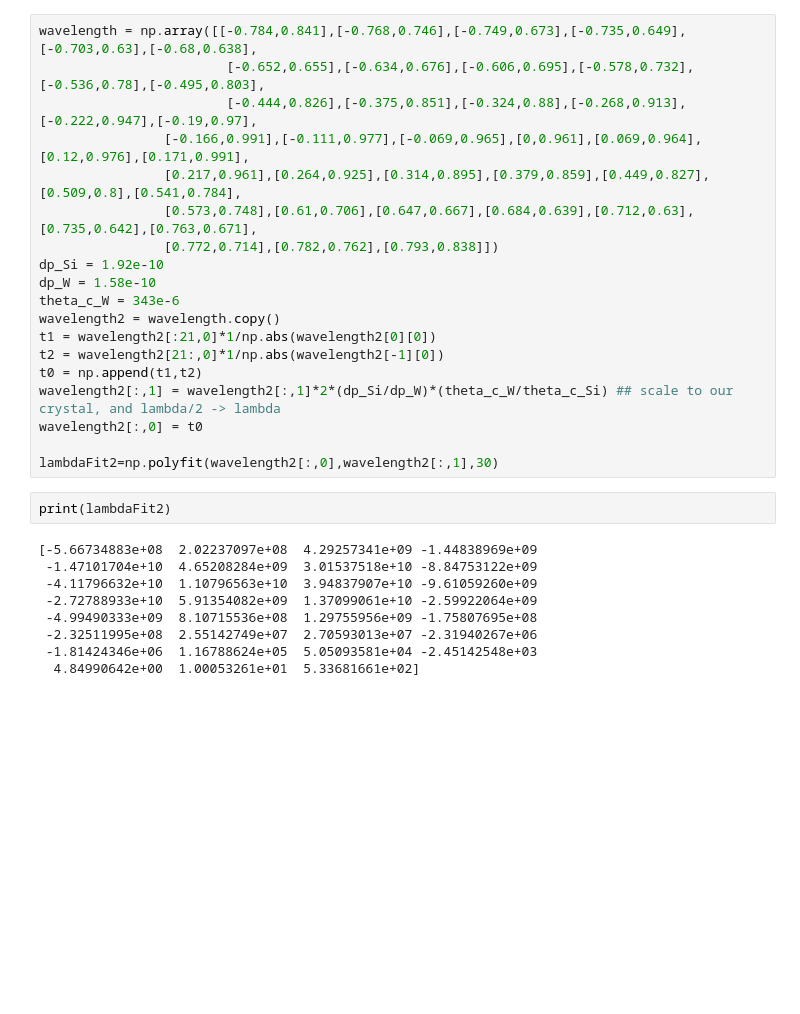
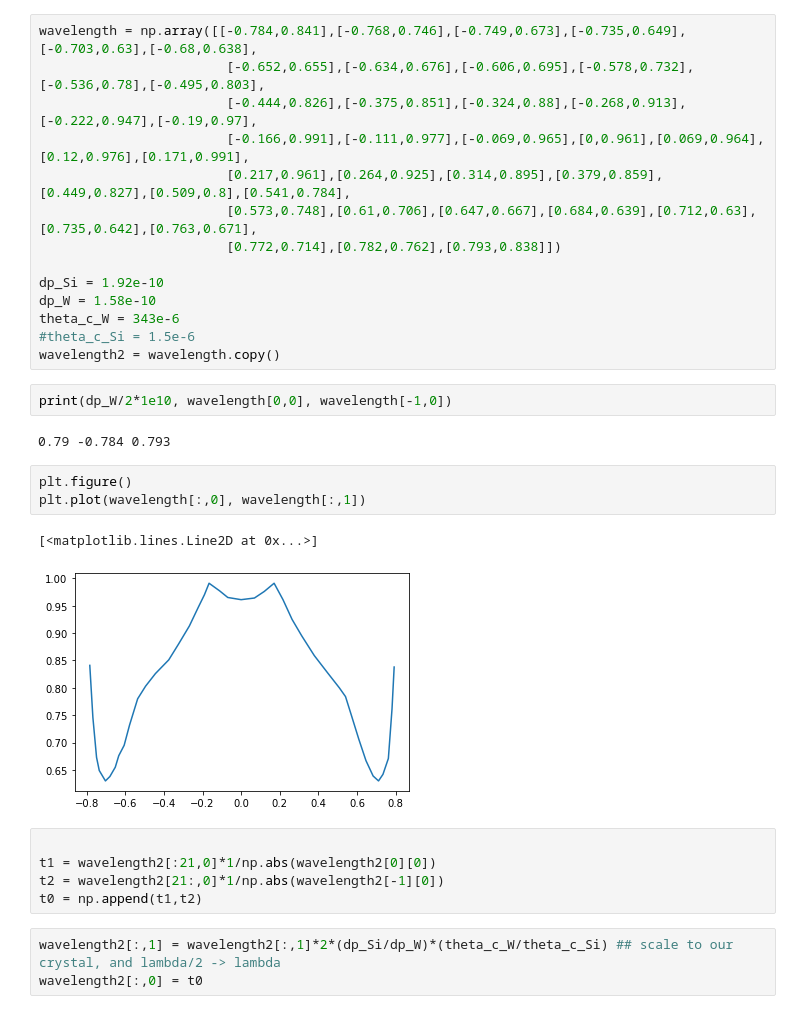
Before and after one commit to chiaramaccani/two_cryst_sim, a Jupyter notebook: Bjorn_chann.ipynb, the cells around one changed output. Cells and saved outputs as stored; diff of their text form; blank space fills up the shorter version.

```diff
--- a/Bjorn_chann.ipynb
+++ b/Bjorn_chann.ipynb
@@ -60,29 +110,31 @@ np.sqrt(2 * 21.34 / (6.8e12)) * (1 - 15.3 / 40)
 wavelength = np.array([[-0.784,0.841],[-0.768,0.746],[-0.749,0.673],[-0.735,0.649],[-0.703,0.63],[-0.68,0.638],
                         [-0.652,0.655],[-0.634,0.676],[-0.606,0.695],[-0.578,0.732],[-0.536,0.78],[-0.495,0.803],
                         [-0.444,0.826],[-0.375,0.851],[-0.324,0.88],[-0.268,0.913],[-0.222,0.947],[-0.19,0.97],
-                [-0.166,0.991],[-0.111,0.977],[-0.069,0.965],[0,0.961],[0.069,0.964],[0.12,0.976],[0.171,0.991],
-                [0.217,0.961],[0.264,0.925],[0.314,0.895],[0.379,0.859],[0.449,0.827],[0.509,0.8],[0.541,0.784],
-                [0.573,0.748],[0.61,0.706],[0.647,0.667],[0.684,0.639],[0.712,0.63],[0.735,0.642],[0.763,0.671],
-                [0.772,0.714],[0.782,0.762],[0.793,0.838]])
+                        [-0.166,0.991],[-0.111,0.977],[-0.069,0.965],[0,0.961],[0.069,0.964],[0.12,0.976],[0.171,0.991],
+                        [0.217,0.961],[0.264,0.925],[0.314,0.895],[0.379,0.859],[0.449,0.827],[0.509,0.8],[0.541,0.784],
+                        [0.573,0.748],[0.61,0.706],[0.647,0.667],[0.684,0.639],[0.712,0.63],[0.735,0.642],[0.763,0.671],
+                        [0.772,0.714],[0.782,0.762],[0.793,0.838]])
+
 dp_Si = 1.92e-10
 dp_W = 1.58e-10
 theta_c_W = 343e-6
+#theta_c_Si = 1.5e-6
 wavelength2 = wavelength.copy()
-t1 = wavelength2[:21,0]*1/np.abs(wavelength2[0][0])
-t2 = wavelength2[21:,0]*1/np.abs(wavelength2[-1][0])
-t0 = np.append(t1,t2)
-wavelength2[:,1] = wavelength2[:,1]*2*(dp_Si/dp_W)*(theta_c_W/theta_c_Si) ## scale to our crystal, and lambda/2 -> lambda
-wavelength2[:,0] = t0
-
-lambdaFit2=np.polyfit(wavelength2[:,0],wavelength2[:,1],30)
-# %%
-print(lambdaFit2)
-# %% [output]
-[-5.66734883e+08  2.02237097e+08  4.29257341e+09 -1.44838969e+09
- -1.47101704e+10  4.65208284e+09  3.01537518e+10 -8.84753122e+09
- -4.11796632e+10  1.10796563e+10  3.94837907e+10 -9.61059260e+09
- -2.72788933e+10  5.91354082e+09  1.37099061e+10 -2.59922064e+09
- -4.99490333e+09  8.10715536e+08  1.29755956e+09 -1.75807695e+08
- -2.32511995e+08  2.55142749e+07  2.70593013e+07 -2.31940267e+06
- -1.81424346e+06  1.16788624e+05  5.05093581e+04 -2.45142548e+03
-  4.84990642e+00  1.00053261e+01  5.33681661e+02]
+# %%
+print(dp_W/2*1e10, wavelength[0,0], wavelength[-1,0])
+# %% [output]
+0.79 -0.784 0.793
+# %%
+plt.figure()
+plt.plot(wavelength[:,0], wavelength[:,1])
+# %% [output]
+[<matplotlib.lines.Line2D at 0x...>]
+[figure, added]
+# %%
+
+t1 = wavelength2[:21,0]*1/np.abs(wavelength2[0][0])
+t2 = wavelength2[21:,0]*1/np.abs(wavelength2[-1][0])
+t0 = np.append(t1,t2)
+# %%
+wavelength2[:,1] = wavelength2[:,1]*2*(dp_Si/dp_W)*(theta_c_W/theta_c_Si) ## scale to our crystal, and lambda/2 -> lambda
+wavelength2[:,0] = t0
```
Also changed, not shown: parts of 26 cells of this notebook, 5 other files.
